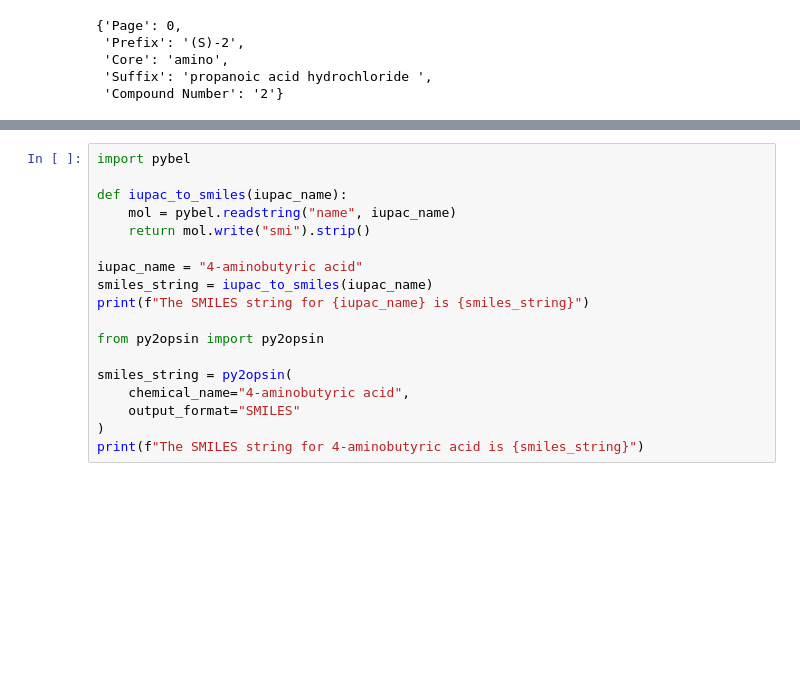
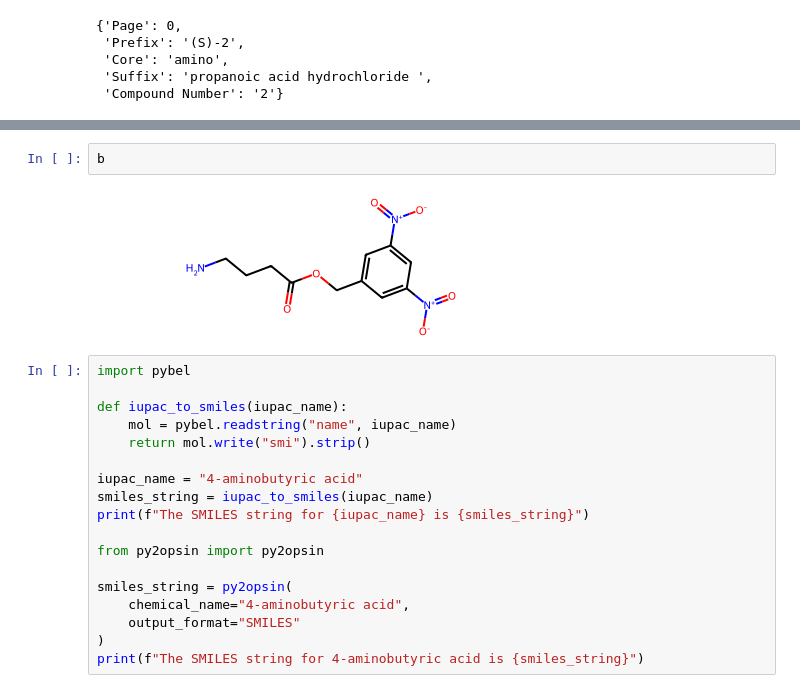
Before and after one commit to gem-net/DOI-citations, a Jupyter notebook: data_extraction/data_extraction.ipynb, the cells around one changed output, grey strips where cells are left out. Drawn from its saved outputs; the diff is of its cells as text; blank space fills up the shorter version.

```diff
--- a/data_extraction/data_extraction.ipynb
+++ b/data_extraction/data_extraction.ipynb
@@ -197,3 +201,7 @@ CC(=O)Oc1cccc(C(C)C(=O)O)c1
+# %%
+b
+# %% [output]
+[figure, added]
 # %%
 import pybel
 
```
Also changed, not shown: parts of 4 cells of this notebook, 3 other files.
